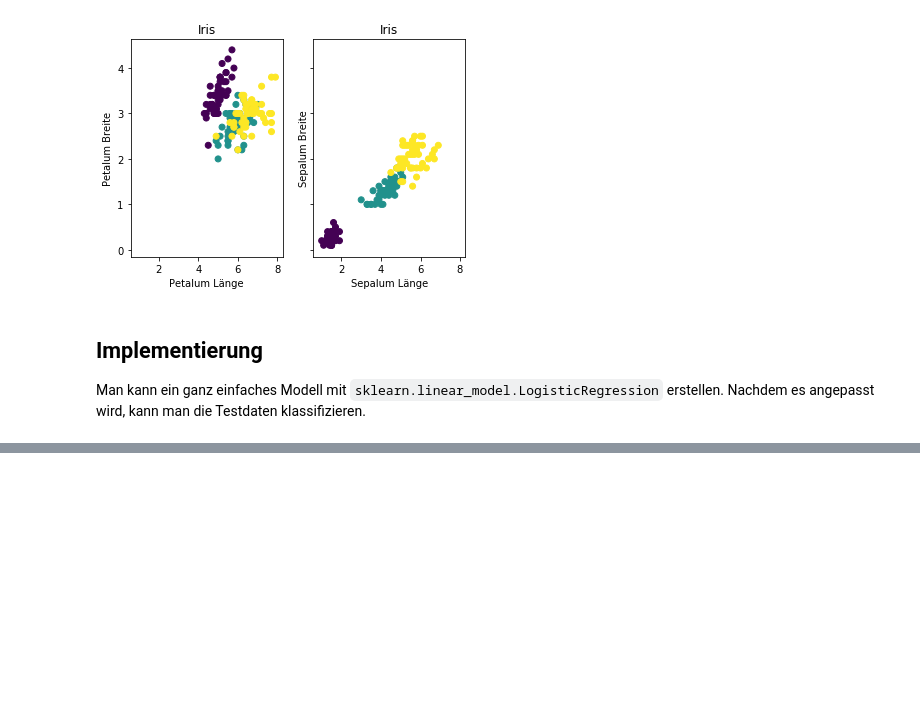
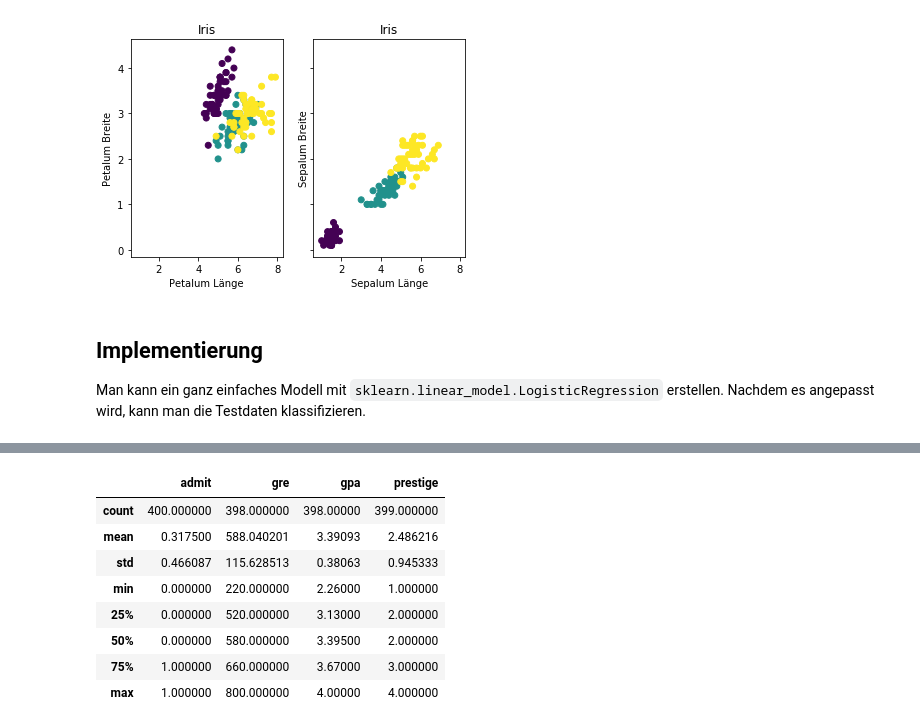
Before and after one commit to emomicrowave/machine-learning-tutorials, a Jupyter notebook: 04-logistic_regression/tutorial.ipynb, the cells around one changed output, grey strips where cells are left out. Saved outputs shown, nothing was run; the diff lists cells and outputs as text; code cells hidden in the pictures; blank space fills up the shorter version.

```diff
--- a/04-logistic_regression/tutorial.ipynb
+++ b/04-logistic_regression/tutorial.ipynb
@@ -106,0 +124,12 @@ Die einfachste Form dieses Modells ist die binäre logistische Regression. Das h
+# %%
+df.describe()
+# %% [output]
+|  | admit | gre | gpa | prestige |
+| count | 400.000000 | 398.000000 | 398.00000 | 399.000000 |
+| mean | 0.317500 | 588.040201 | 3.39093 | 2.486216 |
+| std | 0.466087 | 115.628513 | 0.38063 | 0.945333 |
+| min | 0.000000 | 220.000000 | 2.26000 | 1.000000 |
+| 25% | 0.000000 | 520.000000 | 3.13000 | 2.000000 |
+| 50% | 0.000000 | 580.000000 | 3.39500 | 2.000000 |
+| 75% | 1.000000 | 660.000000 | 3.67000 | 3.000000 |
+| max | 1.000000 | 800.000000 | 4.00000 | 4.000000 |
```
Also changed, not shown: parts of 9 cells of this notebook.
